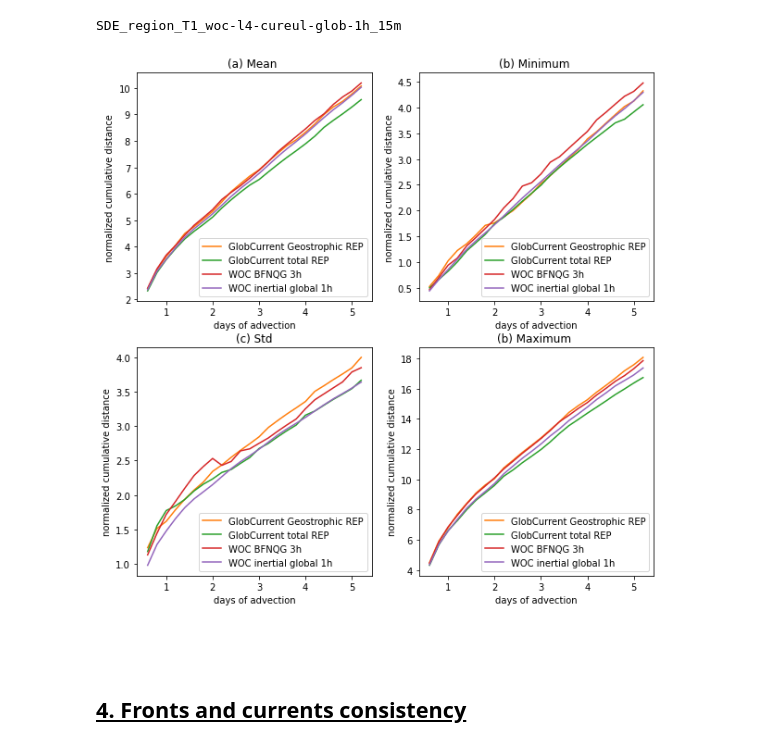
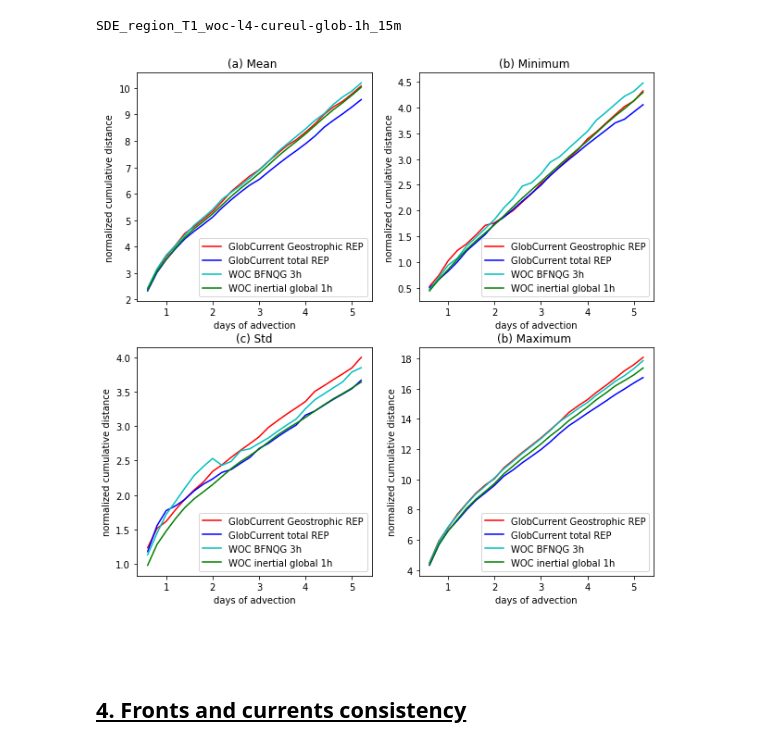
Before and after one commit to ocean-data-challenges/2024_DC_WOC-ESA, a Jupyter notebook: nb_results_agulhas/nb_overall_results-Agulhas.ipynb, the cells around one changed output. Drawn from its saved outputs; the diff is of its cells as text; code cells hidden in the pictures.

```diff
--- a/nb_results_agulhas/nb_overall_results-Agulhas.ipynb
+++ b/nb_results_agulhas/nb_overall_results-Agulhas.ipynb
@@ -225,11 +227,13 @@ SDE_region_T1_woc-l4-cureul-glob-1h_15m
 # %%
 list_sde = [outputdir + output_filename + '.pyo' for output_filename in all_outputfilename]
 
 outputfilename = 'SDE_region_T1_15m.png'
 
-_ = sde.plot(list_sde, output_dir=outputdir, output_filename=outputfilename)
+_ = sde.plot(list_sde, output_dir=outputdir,
+             output_filename=outputfilename,
+             list_color=['r','b','c','g'])
 # %% [output]
-[figure, old version]
+[figure, new version]
 # %% [markdown]
 <br>
 
```
Also changed, not shown: parts of 2 cells of this notebook, 14 other files.
